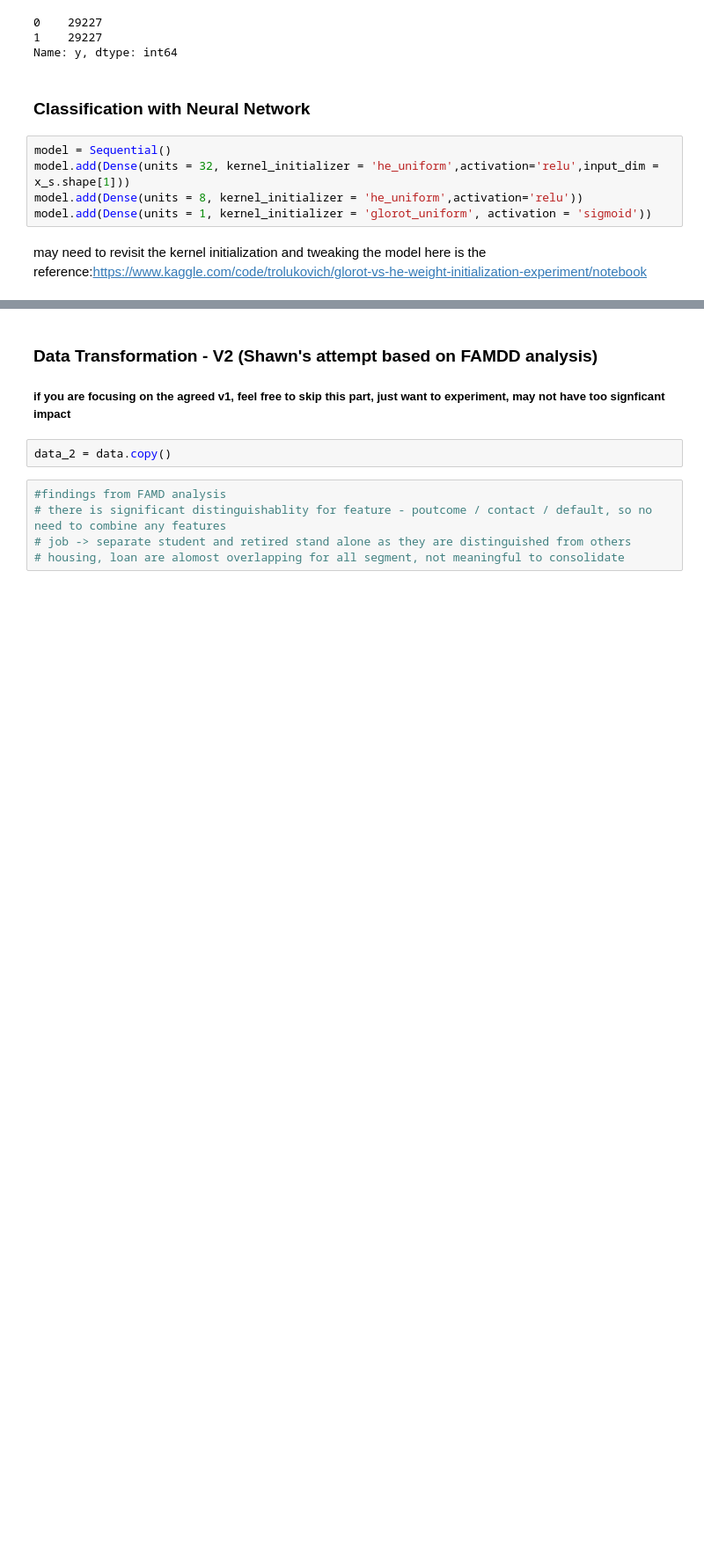
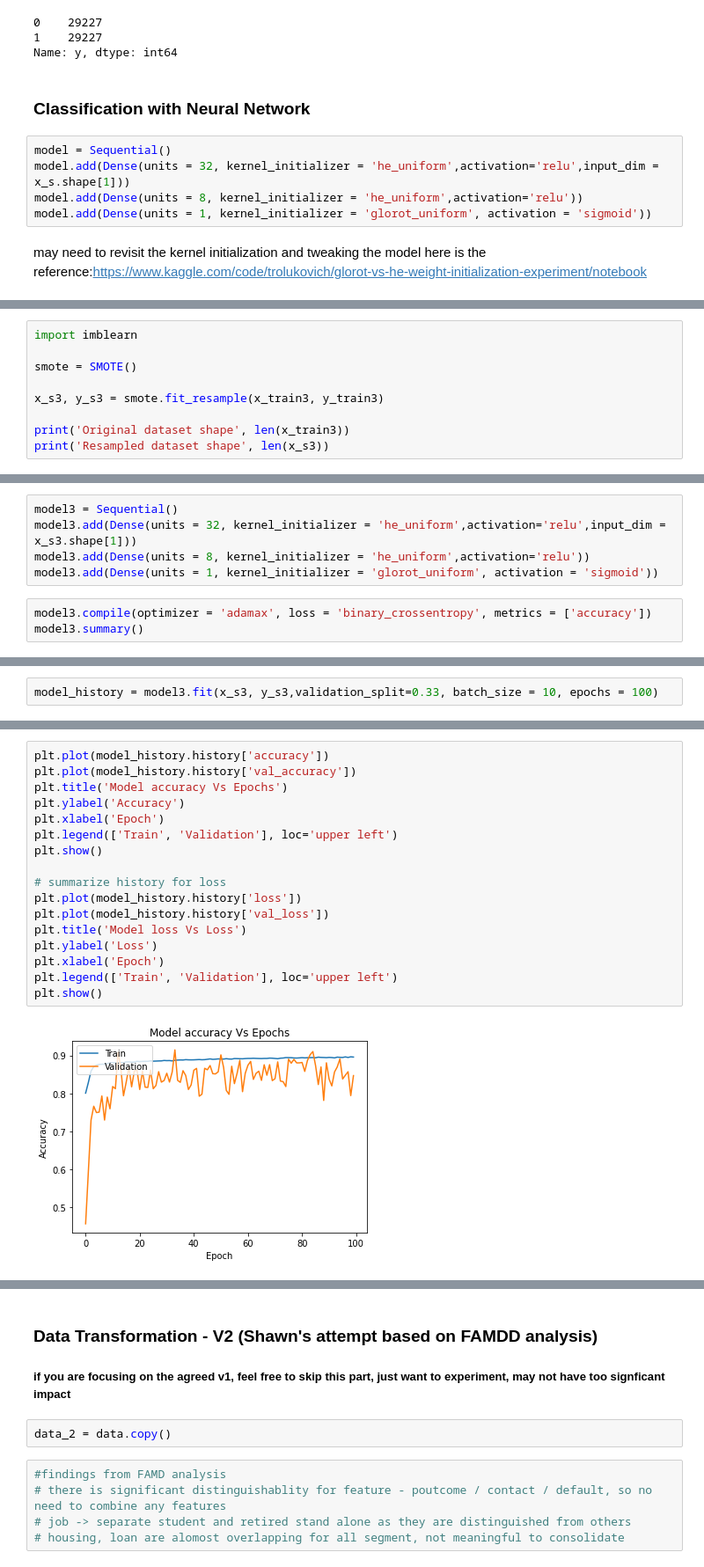
Before and after one commit to ShawnLiu119/Bank-Marketing_Clas-Clus-AppDev, a Jupyter notebook: BankMkting_classificationmodelling.ipynb, the cells around one changed output, grey strips where cells are left out. Shown at 88% size. Cells and saved outputs as stored; diff of their text form; blank space fills up the shorter version.

```diff
--- a/BankMkting_classificationmodelling.ipynb
+++ b/BankMkting_classificationmodelling.ipynb
@@ -286,0 +477,9 @@ Epoch 97/100
+# %%
+import imblearn
+
+smote = SMOTE()
+
+x_s3, y_s3 = smote.fit_resample(x_train3, y_train3)
+
+print('Original dataset shape', len(x_train3))
+print('Resampled dataset shape', len(x_s3))
@@ -286,0 +495,8 @@ Epoch 97/100
+# %%
+model3 = Sequential()
+model3.add(Dense(units = 32, kernel_initializer = 'he_uniform',activation='relu',input_dim = x_s3.shape[1]))
+model3.add(Dense(units = 8, kernel_initializer = 'he_uniform',activation='relu'))
+model3.add(Dense(units = 1, kernel_initializer = 'glorot_uniform', activation = 'sigmoid'))
+# %%
+model3.compile(optimizer = 'adamax', loss = 'binary_crossentropy', metrics = ['accuracy'])
+model3.summary()
@@ -286,0 +519,2 @@ Epoch 97/100
+# %%
+model_history = model3.fit(x_s3, y_s3,validation_split=0.33, batch_size = 10, epochs = 100)
@@ -286,0 +539,19 @@ Epoch 97/100
+# %%
+plt.plot(model_history.history['accuracy'])
+plt.plot(model_history.history['val_accuracy'])
+plt.title('Model accuracy Vs Epochs')
+plt.ylabel('Accuracy')
+plt.xlabel('Epoch')
+plt.legend(['Train', 'Validation'], loc='upper left')
+plt.show()
+
+# summarize history for loss
+plt.plot(model_history.history['loss'])
+plt.plot(model_history.history['val_loss'])
+plt.title('Model loss Vs Loss')
+plt.ylabel('Loss')
+plt.xlabel('Epoch')
+plt.legend(['Train', 'Validation'], loc='upper left')
+plt.show()
+# %% [output]
+[figure, added]
```
Also changed, not shown: parts of 27 cells of this notebook.
